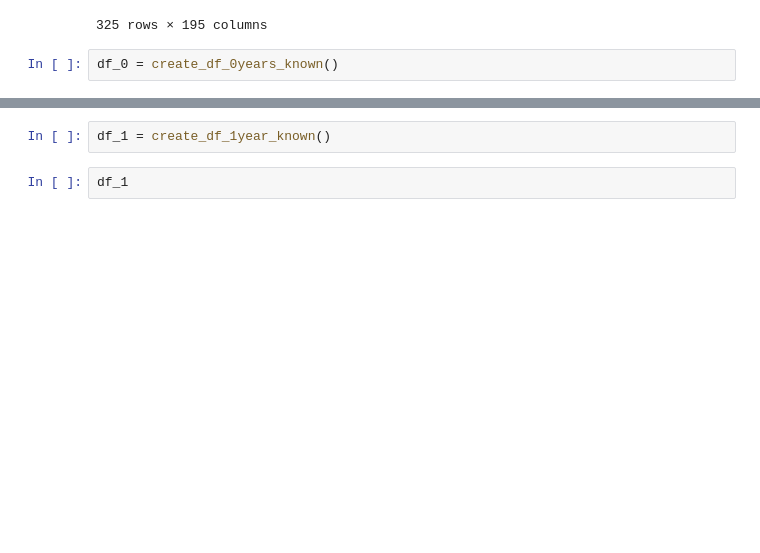
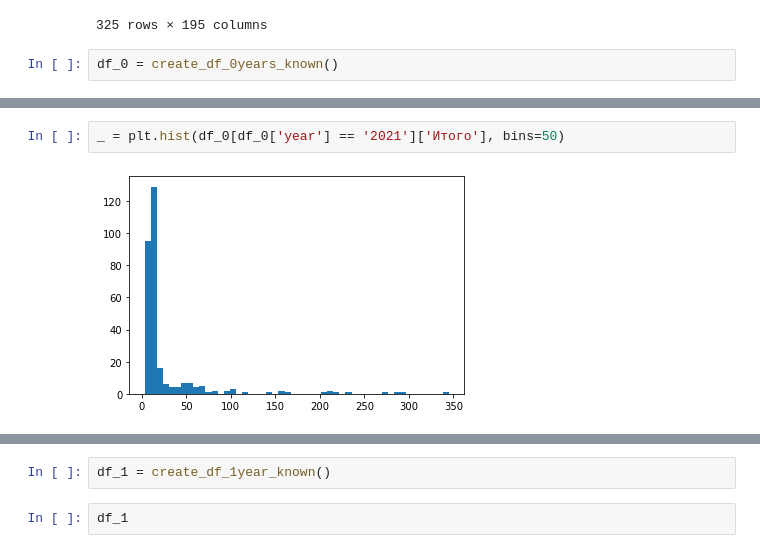
Before and after one commit to YurchenkoPO/McKinsey_Severstal_Hack_2022, a Jupyter notebook: notebooks/leha.ipynb, the cells around one changed output, grey strips where cells are left out. Cells and saved outputs as stored; diff of their text form; blank space fills up the shorter version.

```diff
--- a/notebooks/leha.ipynb
+++ b/notebooks/leha.ipynb
@@ -26,0 +39,4 @@ df_0 = create_df_0years_known()
+# %%
+_ = plt.hist(df_0[df_0['year'] == '2021']['Итого'], bins=50)
+# %% [output]
+[figure, added]
```
Also changed, not shown: parts of 9 cells of this notebook, 1 other file.
